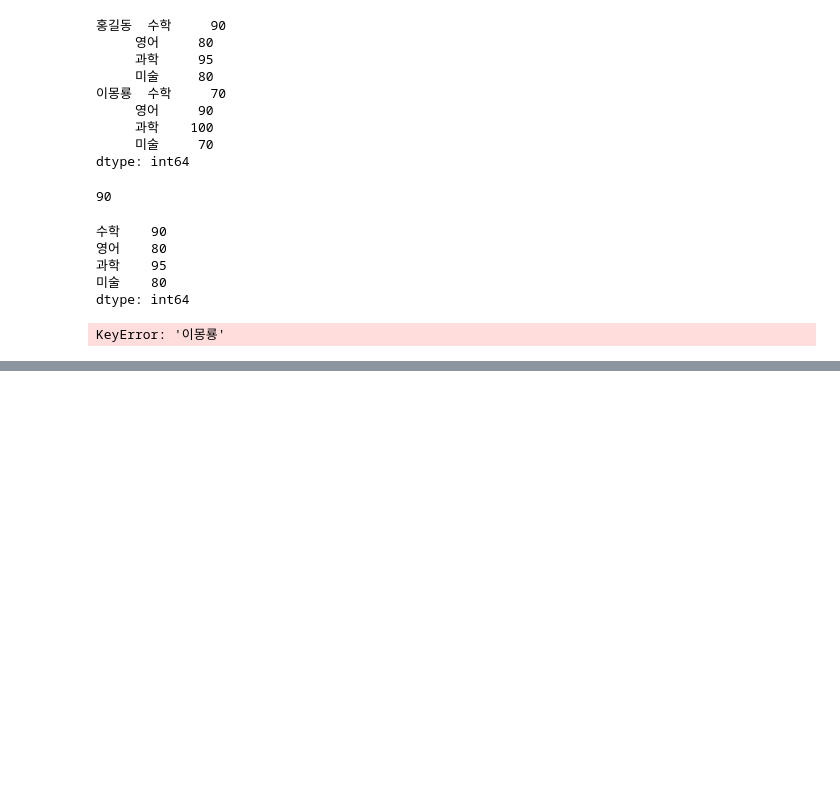
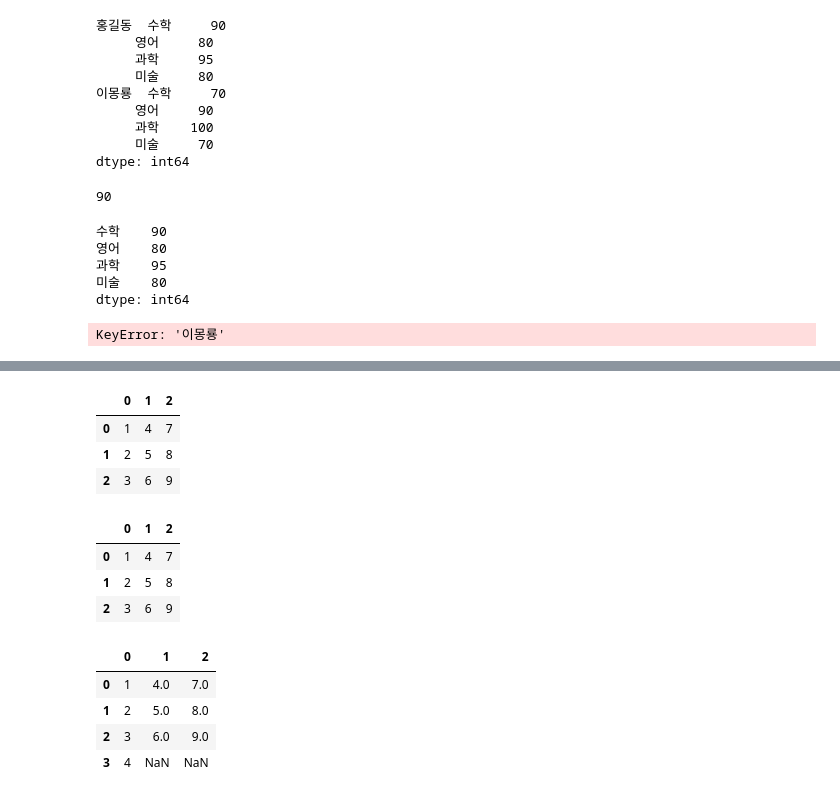
Before and after one commit to swhj4173/kdigital_lecture, a Jupyter notebook: lab_1216.ipynb, the cells around one changed output, grey strips where cells are left out. Cells and saved outputs as stored; diff of their text form; code cells hidden in the pictures; blank space fills up the shorter version.

```diff
--- a/lab_1216.ipynb
+++ b/lab_1216.ipynb
@@ -759,0 +841,26 @@ KeyError: '이몽룡'
+# %%
+pd.concat([x,y,z], ignore_index = True, axis=1)
+# %% [output]
+|  | 0 | 1 | 2 |
+| 0 | 1 | 4 | 7 |
+| 1 | 2 | 5 | 8 |
+| 2 | 3 | 6 | 9 |
+# %%
+x = pd.Series([1,2,3,4])
+y = pd.Series([4,5,6])
+z = pd.Series([7,8,9])
+# %%
+pd.concat([x,y,z], ignore_index = True, axis=1, join = 'inner')
+# %% [output]
+|  | 0 | 1 | 2 |
+| 0 | 1 | 4 | 7 |
+| 1 | 2 | 5 | 8 |
+| 2 | 3 | 6 | 9 |
+# %%
+pd.concat([x,y,z], ignore_index = True, axis=1, join = 'outer')
+# %% [output]
+|  | 0 | 1 | 2 |
+| 0 | 1 | 4.0 | 7.0 |
+| 1 | 2 | 5.0 | 8.0 |
+| 2 | 3 | 6.0 | 9.0 |
+| 3 | 4 | NaN | NaN |
```
Also changed, not shown: parts of 12 cells of this notebook.
